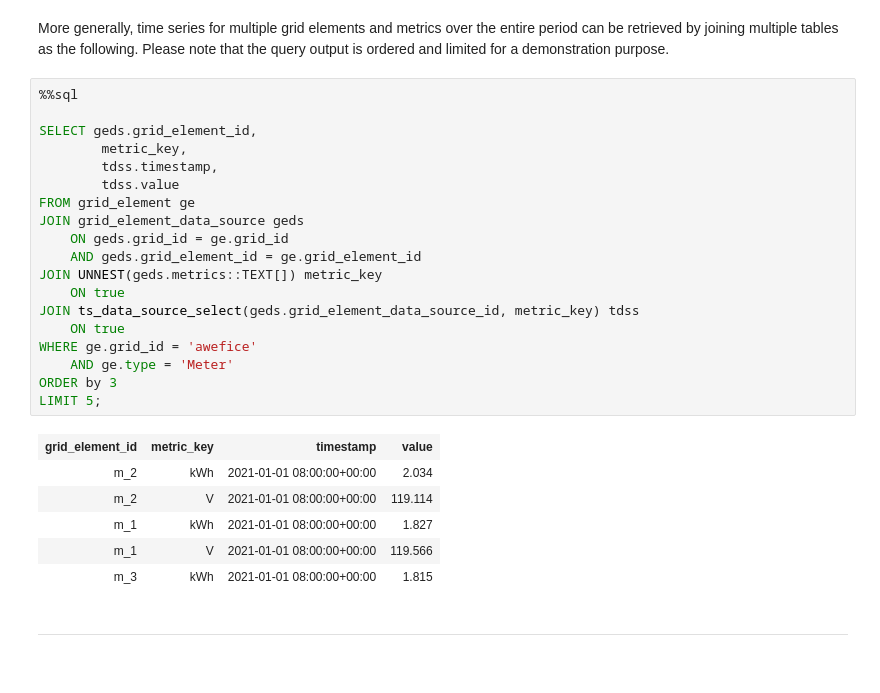
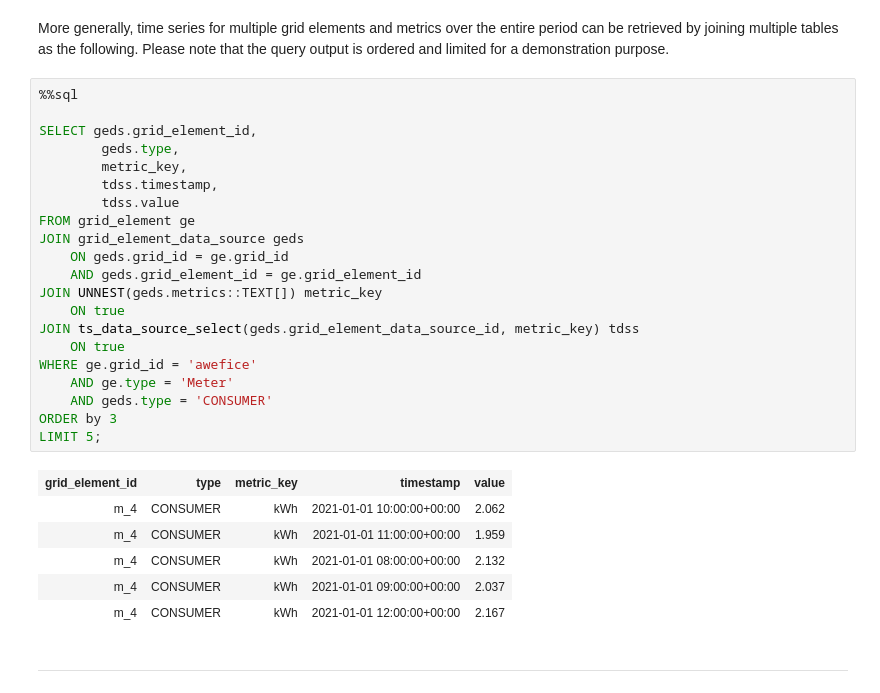
Before and after one commit to alundy98/SERCuit-Breakers-UAI-Hackathon-Data-Center-Project, a Jupyter notebook: intro_and_tutorials/2_main_concepts/main_concepts.ipynb, the cells around one changed output. Cells and saved outputs as stored; diff of their text form.

Commit message:
Updates for sandbox data v0.8, plus use cases for grid capacity, PV generation, and master circuit breaker analyses, and a snippet for EV charger max loads.

```diff
--- a/intro_and_tutorials/2_main_concepts/main_concepts.ipynb
+++ b/intro_and_tutorials/2_main_concepts/main_concepts.ipynb
@@ -246,29 +295,31 @@ More generally, time series for multiple grid elements and metrics over the enti
 # %%
 %%sql
 
 SELECT geds.grid_element_id,
+        geds.type,
         metric_key,
         tdss.timestamp,
         tdss.value
 FROM grid_element ge
 JOIN grid_element_data_source geds
     ON geds.grid_id = ge.grid_id
     AND geds.grid_element_id = ge.grid_element_id
 JOIN UNNEST(geds.metrics::TEXT[]) metric_key
     ON true
 JOIN ts_data_source_select(geds.grid_element_data_source_id, metric_key) tdss
     ON true
 WHERE ge.grid_id = 'awefice'
     AND ge.type = 'Meter'
+    AND geds.type = 'CONSUMER'
 ORDER by 3
 LIMIT 5;
 # %% [output]
-| grid_element_id | metric_key | timestamp | value |
-| m_2 | kWh | 2021-01-01 08:00:00+00:00 | 2.034 |
-| m_2 | V | 2021-01-01 08:00:00+00:00 | 119.114 |
-| m_1 | kWh | 2021-01-01 08:00:00+00:00 | 1.827 |
-| m_1 | V | 2021-01-01 08:00:00+00:00 | 119.566 |
-| m_3 | kWh | 2021-01-01 08:00:00+00:00 | 1.815 |
+| grid_element_id | type | metric_key | timestamp | value |
+| m_4 | CONSUMER | kWh | 2021-01-01 10:00:00+00:00 | 2.062 |
+| m_4 | CONSUMER | kWh | 2021-01-01 11:00:00+00:00 | 1.959 |
+| m_4 | CONSUMER | kWh | 2021-01-01 08:00:00+00:00 | 2.132 |
+| m_4 | CONSUMER | kWh | 2021-01-01 09:00:00+00:00 | 2.037 |
+| m_4 | CONSUMER | kWh | 2021-01-01 12:00:00+00:00 | 2.167 |
 # %% [markdown]
 ---
 # %% [markdown]
```
Also changed, not shown: parts of 18 cells of this notebook, 25 other files.
